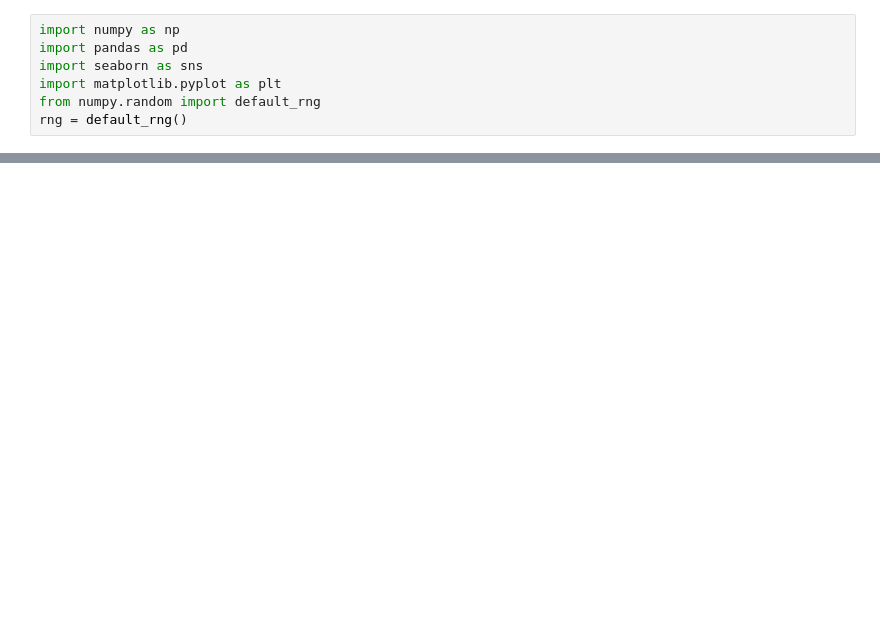
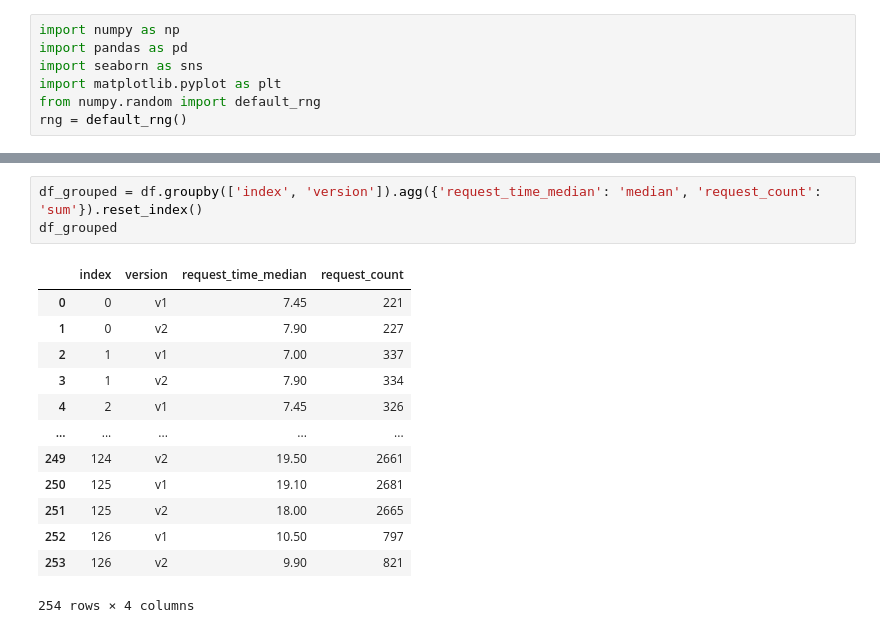
Before and after one commit to njapke/cloud-benchmark-conductor, a Jupyter notebook: analysis/bootstraping-app.ipynb, the cells around one changed output, grey strips where cells are left out. Cells and saved outputs as stored; diff of their text form; blank space fills up the shorter version.

```diff
--- a/analysis/bootstraping-app.ipynb
+++ b/analysis/bootstraping-app.ipynb
@@ -28,2 +28,19 @@ df
 1524 rows × 10 columns
+# %%
+df_grouped = df.groupby(['index', 'version']).agg({'request_time_median': 'median', 'request_count': 'sum'}).reset_index()
+df_grouped
+# %% [output]
+|  | index | version | request_time_median | request_count |
+| 0 | 0 | v1 | 7.45 | 221 |
+| 1 | 0 | v2 | 7.90 | 227 |
+| 2 | 1 | v1 | 7.00 | 337 |
+| 3 | 1 | v2 | 7.90 | 334 |
+| 4 | 2 | v1 | 7.45 | 326 |
+| ... | ... | ... | ... | ... |
+| 249 | 124 | v2 | 19.50 | 2661 |
+| 250 | 125 | v1 | 19.10 | 2681 |
+| 251 | 125 | v2 | 18.00 | 2665 |
+| 252 | 126 | v1 | 10.50 | 797 |
+| 253 | 126 | v2 | 9.90 | 821 |
+254 rows × 4 columns
 # %%
```
Also changed, not shown: parts of 8 cells of this notebook.
